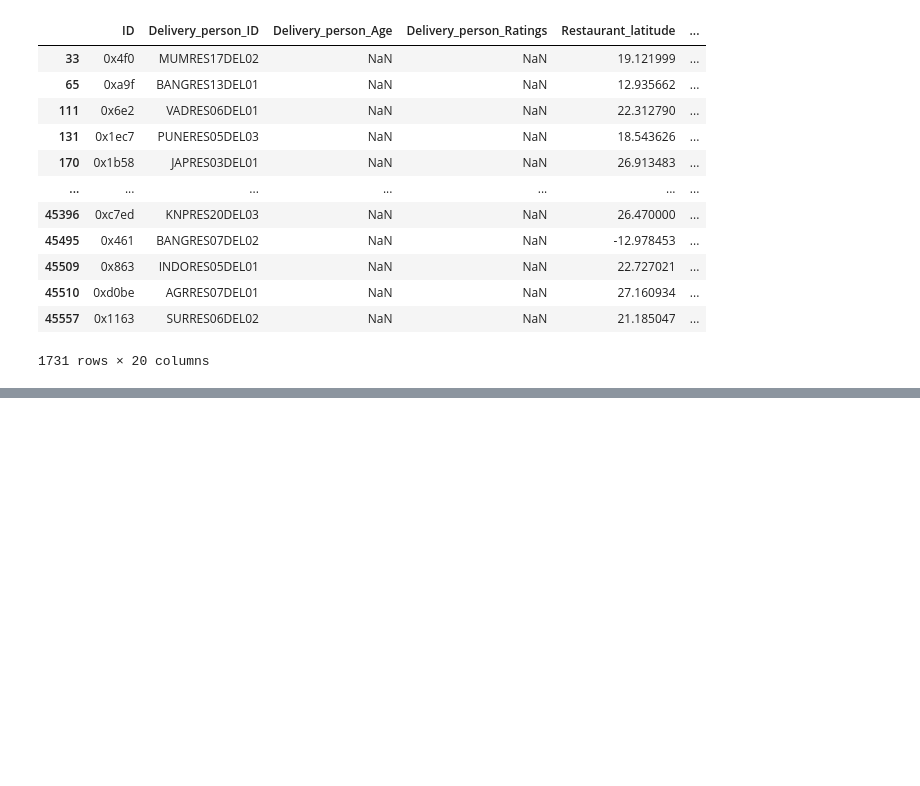
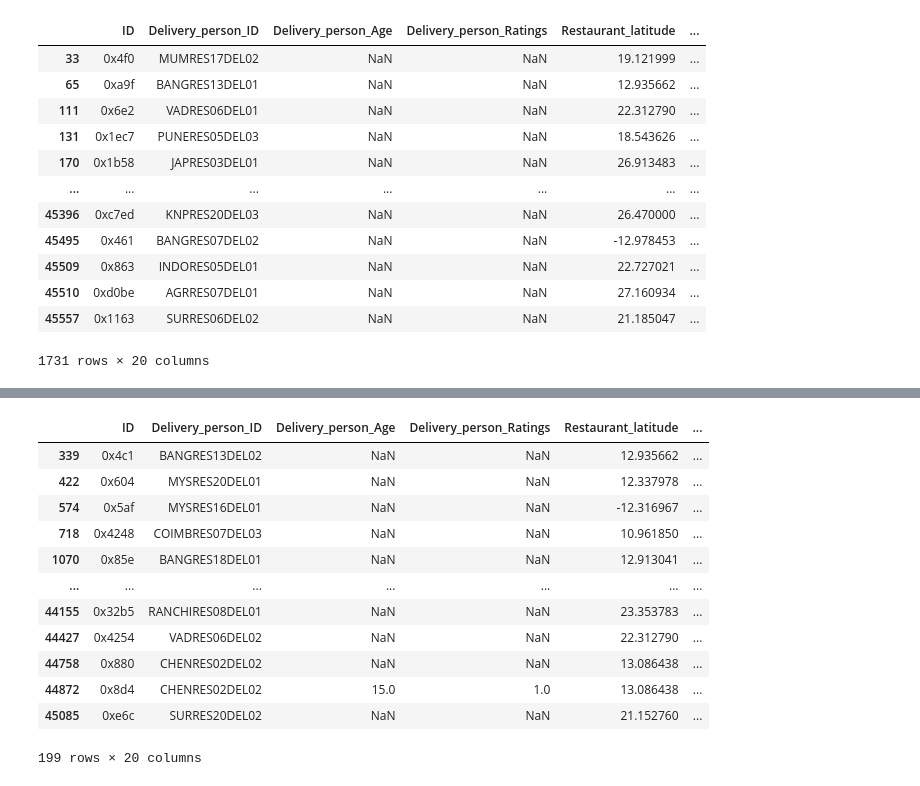
Before and after one commit to Aminsharif/st_assigment, a Jupyter notebook: notebooks/EDA.ipynb, the cells around one changed output, grey strips where cells are left out. Drawn from its saved outputs; the diff is of its cells as text; code cells hidden in the pictures; blank space fills up the shorter version.

```diff
--- a/notebooks/EDA.ipynb
+++ b/notebooks/EDA.ipynb
@@ -577,0 +655,2 @@ df5[tc]
+# %%
+df5.loc[df5['Time_Order_picked'].isnull(), 'Time_Order_picked'] = df5['Time_Orderd'].apply(gettime_from_another1)
@@ -577,0 +677,16 @@ df5[tc]
+# %%
+df5[df5['Time_Orderd'].isnull()]
+# %% [output]
+|  | ID | Delivery_person_ID | Delivery_person_Age | Delivery_person_Ratings | Restaurant_latitude | ... |
+| 339 | 0x4c1 | BANGRES13DEL02 | NaN | NaN | 12.935662 | ... |
+| 422 | 0x604 | MYSRES20DEL01 | NaN | NaN | 12.337978 | ... |
+| 574 | 0x5af | MYSRES16DEL01 | NaN | NaN | -12.316967 | ... |
+| 718 | 0x4248 | COIMBRES07DEL03 | NaN | NaN | 10.961850 | ... |
+| 1070 | 0x85e | BANGRES18DEL01 | NaN | NaN | 12.913041 | ... |
+| ... | ... | ... | ... | ... | ... | ... |
+| 44155 | 0x32b5 | RANCHIRES08DEL01 | NaN | NaN | 23.353783 | ... |
+| 44427 | 0x4254 | VADRES06DEL02 | NaN | NaN | 22.312790 | ... |
+| 44758 | 0x880 | CHENRES02DEL02 | NaN | NaN | 13.086438 | ... |
+| 44872 | 0x8d4 | CHENRES02DEL02 | 15.0 | 1.0 | 13.086438 | ... |
+| 45085 | 0xe6c | SURRES20DEL02 | NaN | NaN | 21.152760 | ... |
+199 rows × 20 columns
```
Also changed, not shown: parts of 19 cells of this notebook.
